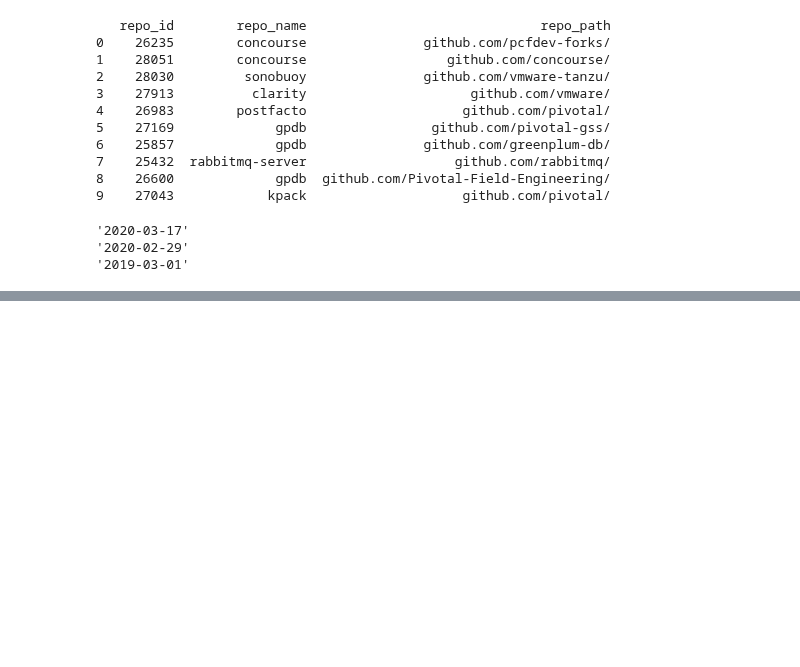
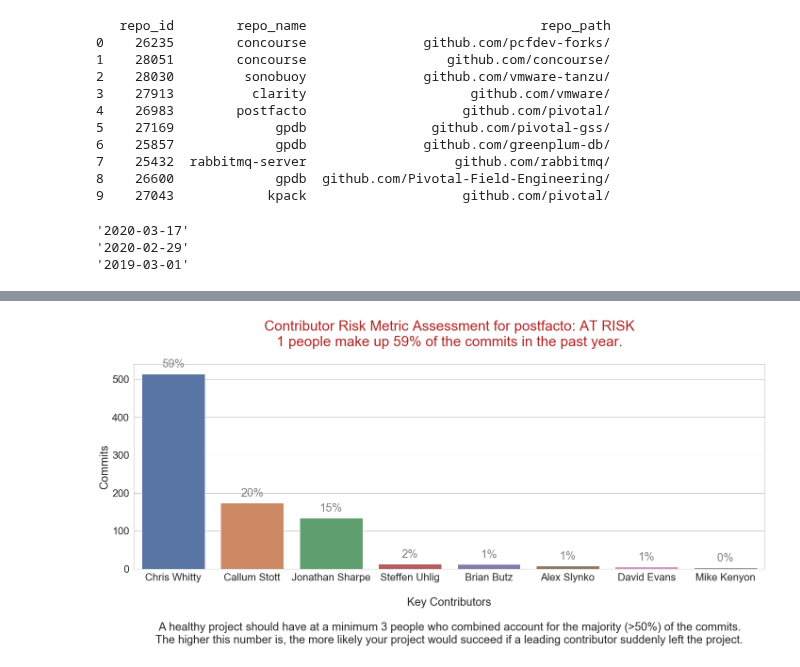
Before and after one commit to Hsingh2096/Hsingh2096, a Jupyter notebook: code/dawn_contrib_risk.ipynb, the cells around one changed output, grey strips where cells are left out. Drawn from its saved outputs; the diff is of its cells as text; code cells hidden in the pictures; blank space fills up the shorter version.

Commit message:
now with improved bar charts

```diff
--- a/code/dawn_contrib_risk.ipynb
+++ b/code/dawn_contrib_risk.ipynb
@@ -43,8 +43,8 @@ print(repo_list)
 ## List of repository IDs for the report
 #repo_dict = {25760, 25663} #spring-boot & spring-framework
 #repo_dict = {28051} # concourse
-#repo_dict = {26983} #postfacto
-repo_dict = {25432} #rabbitmq-server
+repo_dict = {26983} #postfacto
+#repo_dict = {25432} #rabbitmq-server
 #repo_dict = {25663} #spring-framework
 #repo_dict = {28030} #sonobuoy
 # %%
@@ -151,3 +127,74 @@ print(authorDF.head(10))
+# %%
+import textwrap
+
+cum_percent = 0
+people_list = []
+
+i = 1
+num_people = 0
+
+for item in authorDF.iterrows():
+    name = item[1]['name']
+    percent = item[1]['percent']
+    commits = item[1]['commits']
+
+    cum_percent += percent
+
+    people_list.append([name, percent, commits])
+    if (cum_percent > .50 and num_people == 0):
+        num_people = i
+        risk_percent = cum_percent
+    if i == 8:
+        break
+    i+=1
+
+risk_list = []
+
+for person in people_list:
+    name = person[0]
+    if len(name) > 15:
+        new_name = textwrap.wrap(name, 15)
+        name = '\n'.join(new_name)
+    percent = person[1]
+    commits = person[2]
+    risk_list.append([name, percent, commits])
+
+names = [item[0] for item in risk_list]
+percents = [item[1] for item in risk_list]
+commits = [item[2] for item in risk_list]
+
+sns.set_style('ticks')
+sns.set(style="whitegrid", font_scale=2)
+
+fig, ax = plt.subplots()
+
+# the size of A4 paper
+fig.set_size_inches(24, 8)
+
+title = "Contributor Risk Metric Assessment for " + repo_name + ": "
+
+if num_people < 3:
+    title += "AT RISK"
+    title_color = 'firebrick'
+else:
+    title += "Healthy"
+    title_color = 'forestgreen'
+title += "\n" + str(num_people) + " people make up " + "{:.0%}".format(risk_percent) + " of the commits in the past year.\n"
+
+risk_bar = sns.barplot(x=names, y=commits).set_title(title, fontsize=30, color=title_color)
+
+risk_bar_labels = ax.set_xticklabels(names, wrap=True)
+risk_bar_labels = ax.set_ylabel('Commits')
+risk_bar_labels = ax.set_xlabel('\nKey Contributors\n\nA healthy project should have at a minimum 3 people who combined account for the majority (>50%) of the commits.\nThe higher this number is, the more likely your project would succeed if a leading contributor suddenly left the project.')
+
+i = 0
+for p in ax.patches:
+    ax.annotate("{:.0%}".format(percents[i]), (p.get_x() + p.get_width() / 2., p.get_height()),
+        ha='center', va='center', color='gray', xytext=(0, 20),
+        textcoords='offset points')
+    i+=1
+# %% [output]
+[figure, added]
 # %%
 cum_percent = 0
 people_list = []
```
Also changed, not shown: parts of 6 cells of this notebook.
